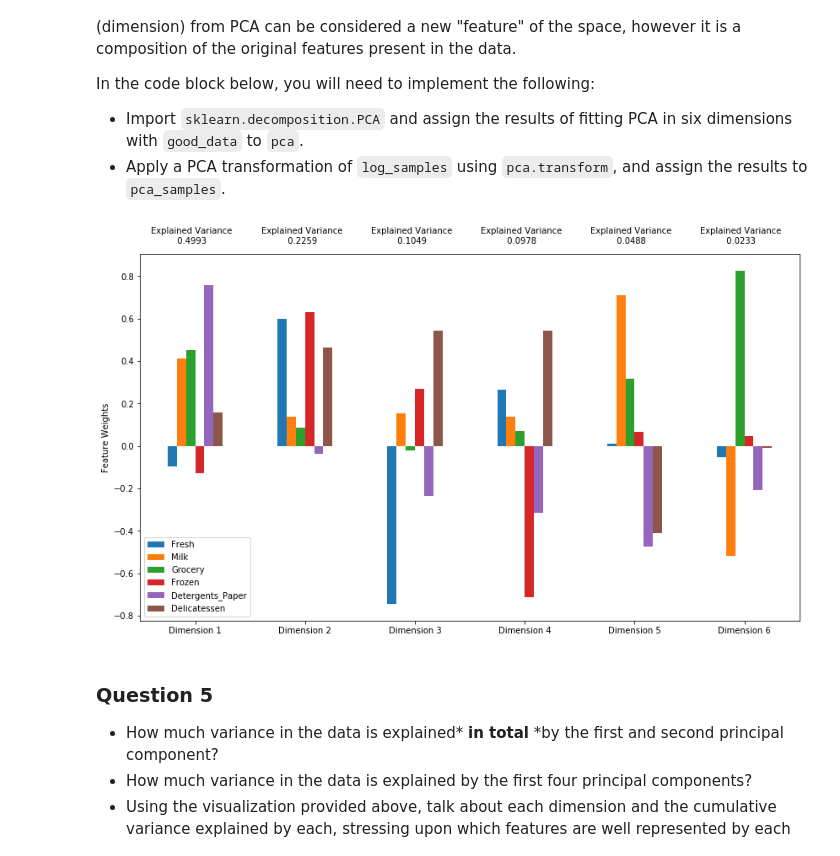
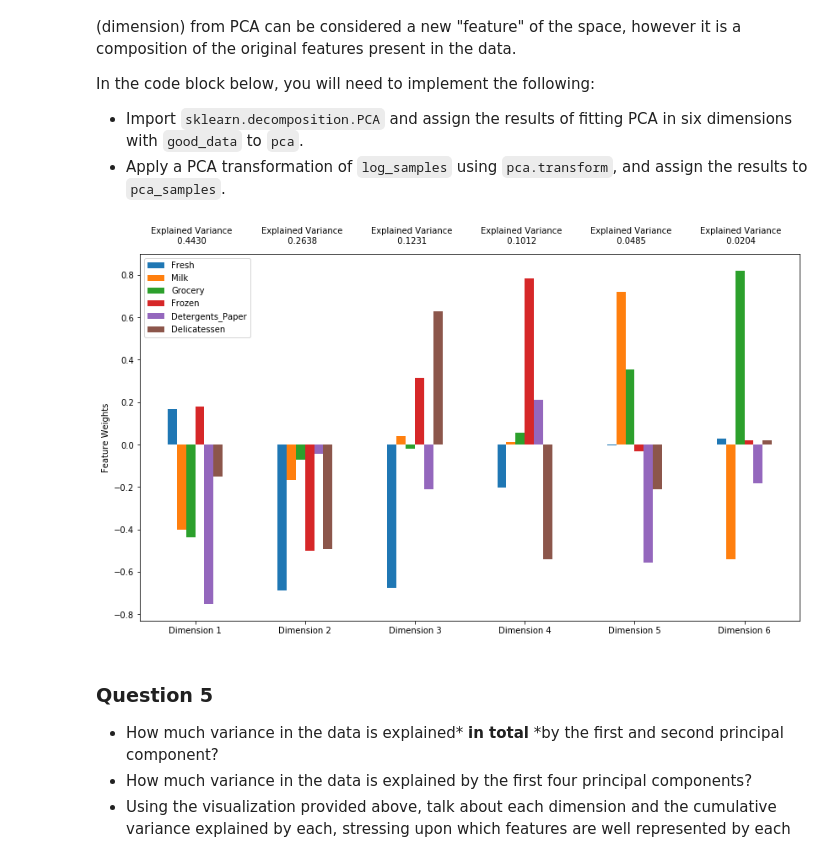
Before and after one commit to wang-zhe/Udacity-Review-Statistics, a Jupyter notebook: customer_segments.ipynb, the cells around one changed output. Cells and saved outputs as stored; diff of their text form; code cells hidden in the pictures.

```diff
--- a/customer_segments.ipynb
+++ b/customer_segments.ipynb
@@ -60,7 +78,7 @@ display(data.describe())
 To get a better understanding of the customers and how their data will transform through the analysis, it would be best to select a few sample data points and explore them in more detail. In the code block below, add **three** indices of your choice to the `indices` list which will represent the customers to track. It is suggested to try different sets of samples until you obtain customers that vary significantly from one another.
 # %%
 # TODO: Select three indices of your choice you wish to sample from the dataset
-indices = [12, 96, 56]
+indices = [0,50,250]
 
 # Create a DataFrame of the chosen samples
 samples = pd.DataFrame(data.loc[indices], columns = data.keys()).reset_index(drop = True)
@@ -274,40 +245,30 @@ In the code block below, you will need to implement the following:
 Once you have performed this implementation, the dataset will be stored in the variable `good_data`.
 # %%
 # For each feature find the data points with extreme high or low values
-import itertools
-outliers_lst  = []
+outliers=[]
 
 for feature in log_data.keys():
 
     # TODO: Calculate Q1 (25th percentile of the data) for the given feature
-    Q1 = np.percentile(log_data.loc[:, feature], 25)
+    Q1 = np.percentile(log_data[feature],25)
 
     # TODO: Calculate Q3 (75th percentile of the data) for the given feature
-    Q3 = np.percentile(log_data.loc[:, feature], 75)
+    Q3 = np.percentile(log_data[feature],75)
 
     # TODO: Use the interquartile range to calculate an outlier step (1.5 times the interquartile range)
-    step = 1.5 * (Q3 - Q1)
+    step = 1.5*(Q3-Q1)
+    #print('step',step)
+    # Display the outliers
+    print("Data points considered outliers for the feature '{}':".format(feature))
+    outlier_points=log_data[~((log_data[feature] >= Q1 - step) & (log_data[feature] <= Q3 + step))]
+    display(outlier_points)
+    outliers+=list(outlier_points.index.values)
+# OPTIONAL: Select the indices for data points you wish to remove
+outliers  = list(set([x for x in outliers if outliers.count(x) > 1]))
+print(outliers)
 
-    # Display the outliers
-    outliers_rows = log_data[~((log_data[feature] >= Q1 - step) & (log_data[feature] <= Q3 + step))]
-    outliers_lst.append(list(outliers_rows.index))
-
-    print("Data points considered outliers for the feature '{}':".format(feature))
-    display(outliers_rows)
-
-
-# OPTIONAL: Select the indices for data points you wish to remove
-outliers  = list(itertools.chain.from_iterable(outliers_lst))
-uniq_outliers = set(outliers)
-dup_outliers = list(set([x for x in outliers if outliers.count(x) > 1]))
 # Remove the outliers, if any were specified
 good_data = log_data.drop(log_data.index[outliers]).reset_index(drop = True)
-
-print('Outliers list: ', uniq_outliers)
-print('Length of outliers list: ', len(uniq_outliers))
-
-print ('Duplicate list: ', dup_outliers)
-print ('Length of duplicates list: ', len(dup_outliers))
 # %% [output]
 Data points considered outliers for the feature 'Fresh':
 |  | Fresh | Milk | Grocery | Frozen | Detergents_Paper | Delicatessen |
@@ -404,16 +358,15 @@ In the code block below, you will need to implement the following:
 # %%
 # TODO: Apply PCA by fitting the good data with the same number of dimensions as features
 from sklearn.decomposition import PCA
-pca = PCA(n_components=6)
-pca.fit(good_data)
+pca = PCA().fit(good_data)
 
 # TODO: Transform log_samples using the PCA fit above
 pca_samples = pca.transform(log_samples)
 
 # Generate PCA results plot
 pca_results = vs.pca_results(good_data, pca)
 # %% [output]
-[figure, old version]
+[figure, new version]
 # %% [markdown]
 ### Question 5
 
```
Also changed, not shown: parts of 43 cells of this notebook.
